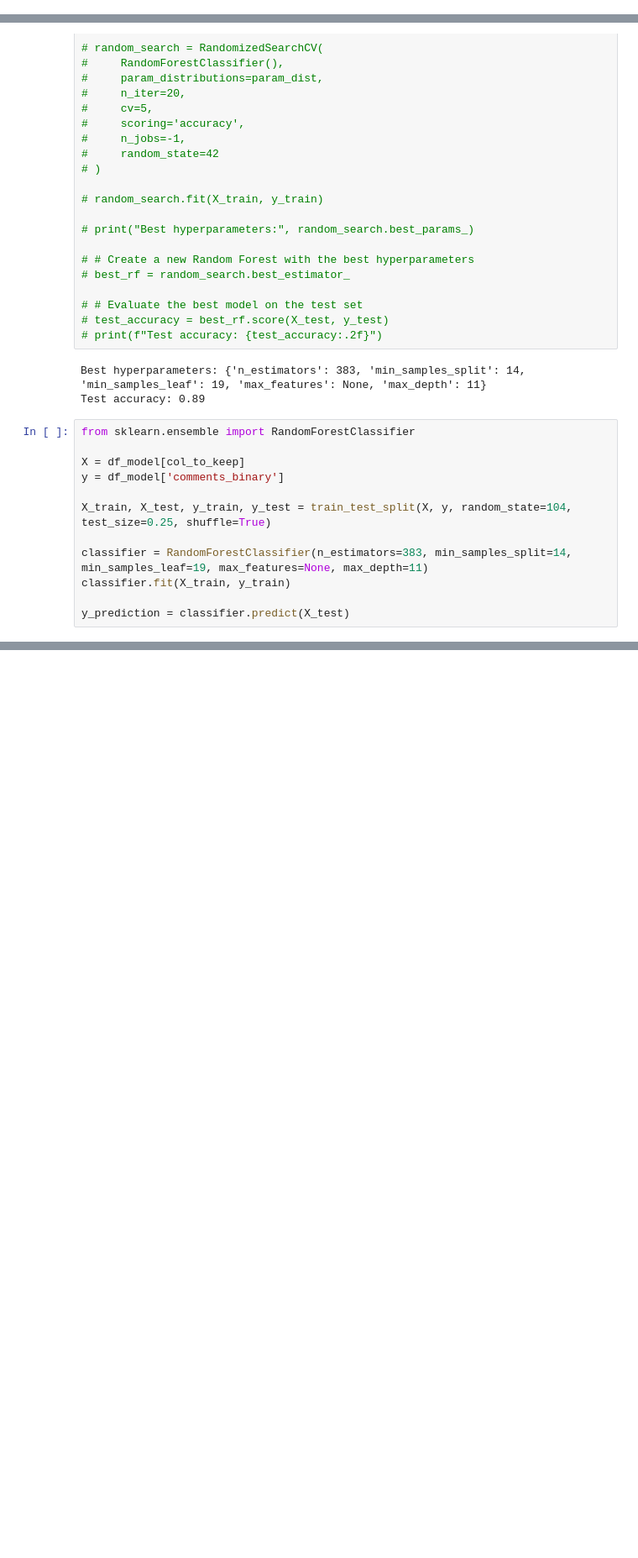
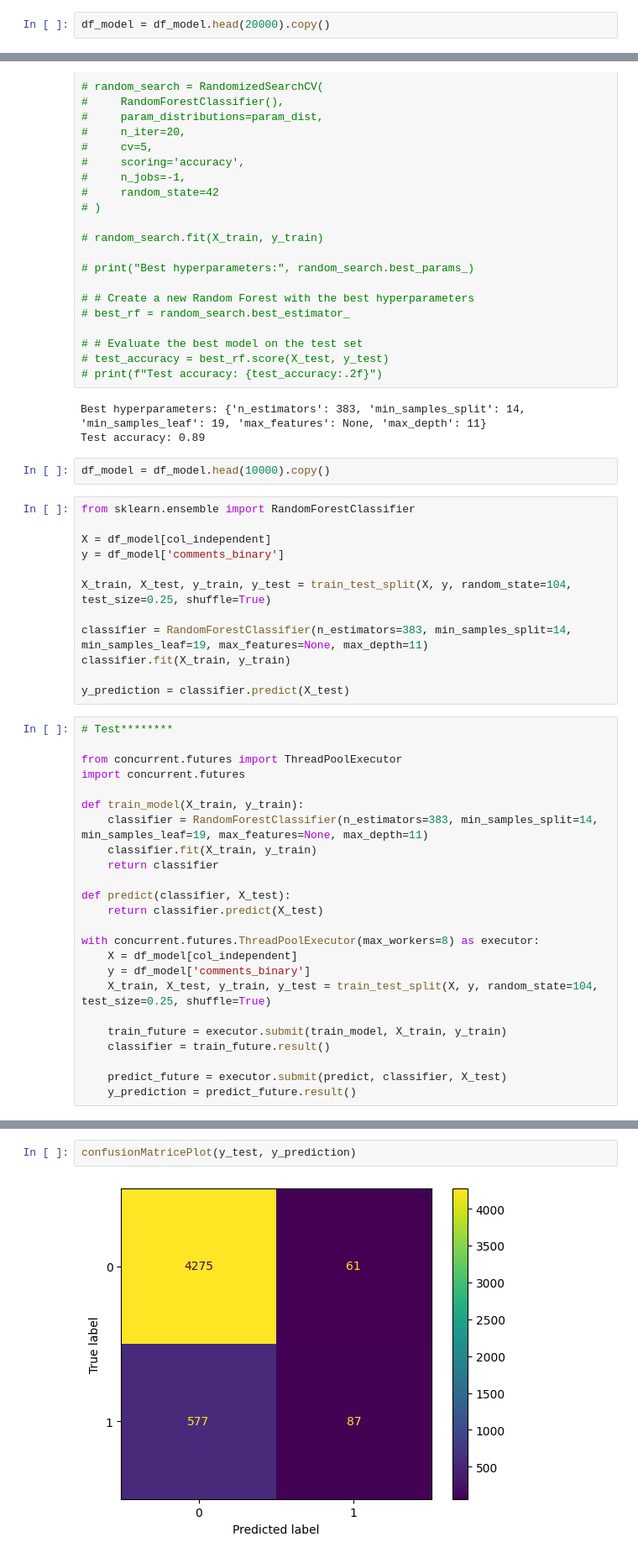
Before and after one commit to caseguin/GLO-7027, a Jupyter notebook: charles_workspace/charles_model.ipynb, the cells around one changed output, grey strips where cells are left out. Shown at 84% size. Saved outputs shown, nothing was run; the diff lists cells and outputs as text; blank space fills up the shorter version.

```diff
--- a/charles_workspace/charles_model.ipynb
+++ b/charles_workspace/charles_model.ipynb
@@ -44,2 +86,4 @@ df_model[col_to_keep].head()
+# %%
+df_model = df_model.head(20000).copy()
 # %% [markdown]
 ***
@@ -104,10 +241,12 @@ import numpy as np
 # %% [output]
 Best hyperparameters: {'n_estimators': 383, 'min_samples_split': 14, 'min_samples_leaf': 19, 'max_features': None, 'max_depth': 11}
 Test accuracy: 0.89
+# %%
+df_model = df_model.head(10000).copy()
 # %%
 from sklearn.ensemble import RandomForestClassifier
 
-X = df_model[col_to_keep]
+X = df_model[col_independent]
 y = df_model['comments_binary']
 
 X_train, X_test, y_train, y_test = train_test_split(X, y, random_state=104, test_size=0.25, shuffle=True)
@@ -116,6 +255,30 @@ classifier = RandomForestClassifier(n_estimators=383, min_samples_split=14, min_
 classifier.fit(X_train, y_train)
 
 y_prediction = classifier.predict(X_test)
+# %%
+# Test********
+
+from concurrent.futures import ThreadPoolExecutor
+import concurrent.futures
+
+def train_model(X_train, y_train):
+    classifier = RandomForestClassifier(n_estimators=383, min_samples_split=14, min_samples_leaf=19, max_features=None, max_depth=11)
+    classifier.fit(X_train, y_train)
+    return classifier
+
+def predict(classifier, X_test):
+    return classifier.predict(X_test)
+
+with concurrent.futures.ThreadPoolExecutor(max_workers=8) as executor:
+    X = df_model[col_independent]
+    y = df_model['comments_binary']
+    X_train, X_test, y_train, y_test = train_test_split(X, y, random_state=104, test_size=0.25, shuffle=True)
+
+    train_future = executor.submit(train_model, X_train, y_train)
+    classifier = train_future.result()
+
+    predict_future = executor.submit(predict, classifier, X_test)
+    y_prediction = predict_future.result()
 # %%
 modelScore(y_test, y_prediction)
 # %% [output]
@@ -126,2 +296,6 @@ f1_score: 0.40
+# %%
+confusionMatricePlot(y_test, y_prediction)
+# %% [output]
+[figure, added]
 # %% [markdown]
 ***
```
Also changed, not shown: parts of 24 cells of this notebook, 2 other files.
